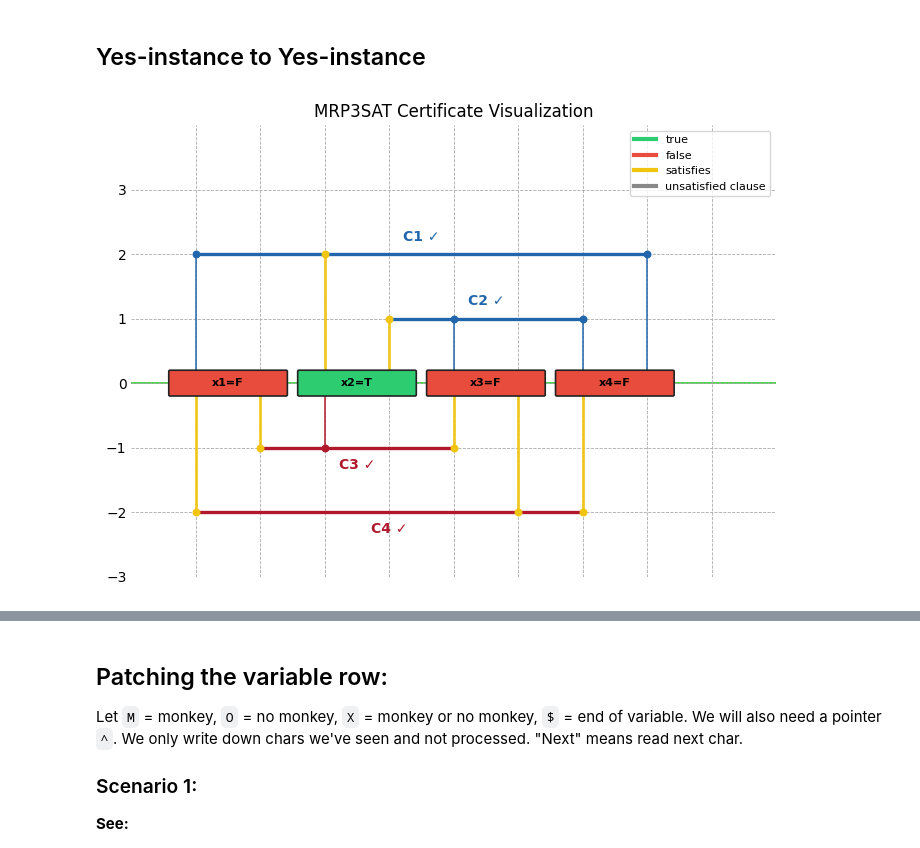
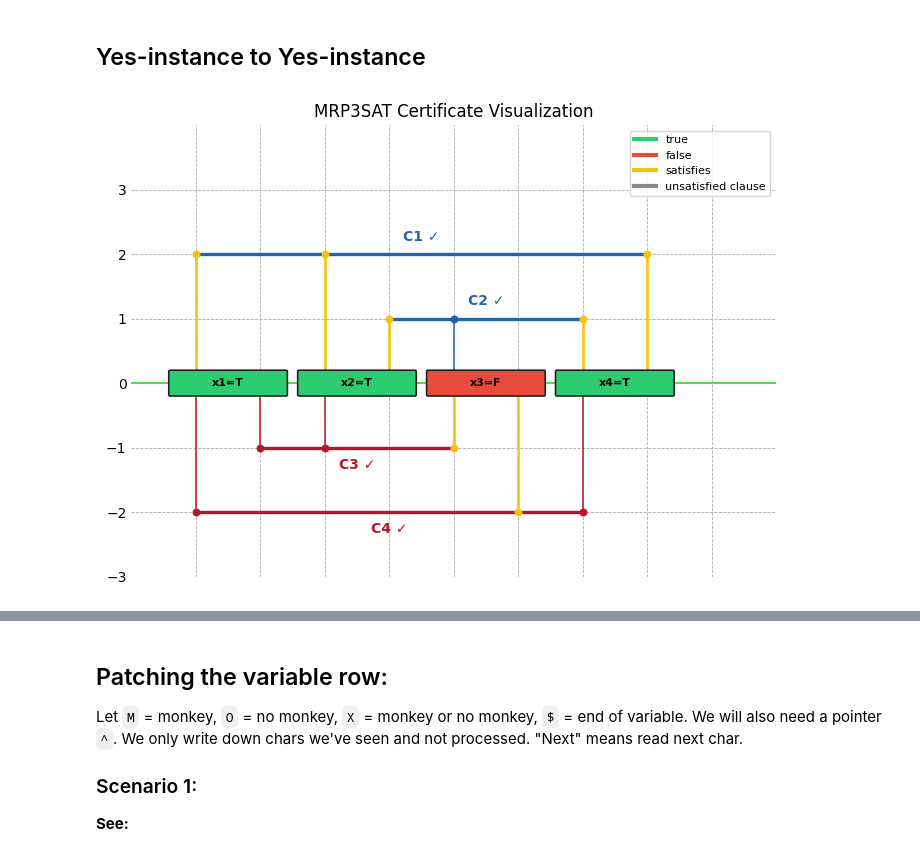
Before and after one commit to farms4life2016/dunes-flower-defense, a Jupyter notebook: python-prototype/mrp3sat_reduction.ipynb, the cells around one changed output, grey strips where cells are left out. Saved outputs shown, nothing was run; the diff lists cells and outputs as text; code cells hidden in the pictures.

```diff
--- a/python-prototype/mrp3sat_reduction.ipynb
+++ b/python-prototype/mrp3sat_reduction.ipynb
@@ -2046,14 +2046,14 @@ def draw_instance_certificate(
 
     return fig, axis
 # %%
-certificate: Certificate = {1: False, 2: True, 3: False, 4: False}
+certificate: Certificate = {1: True, 2: True, 3: False, 4: True}
 
 fig_cert, axis_cert = draw_instance_certificate(
     mrp3sat_instance, positive_levels, negative_levels, certificate
 )
 plt.show()
 # %% [output]
-[figure, old version]
+[figure, new version]
 # %%
 from collections import deque, defaultdict
 
```
Also changed, not shown: parts of 5 cells of this notebook, 1 other file.
